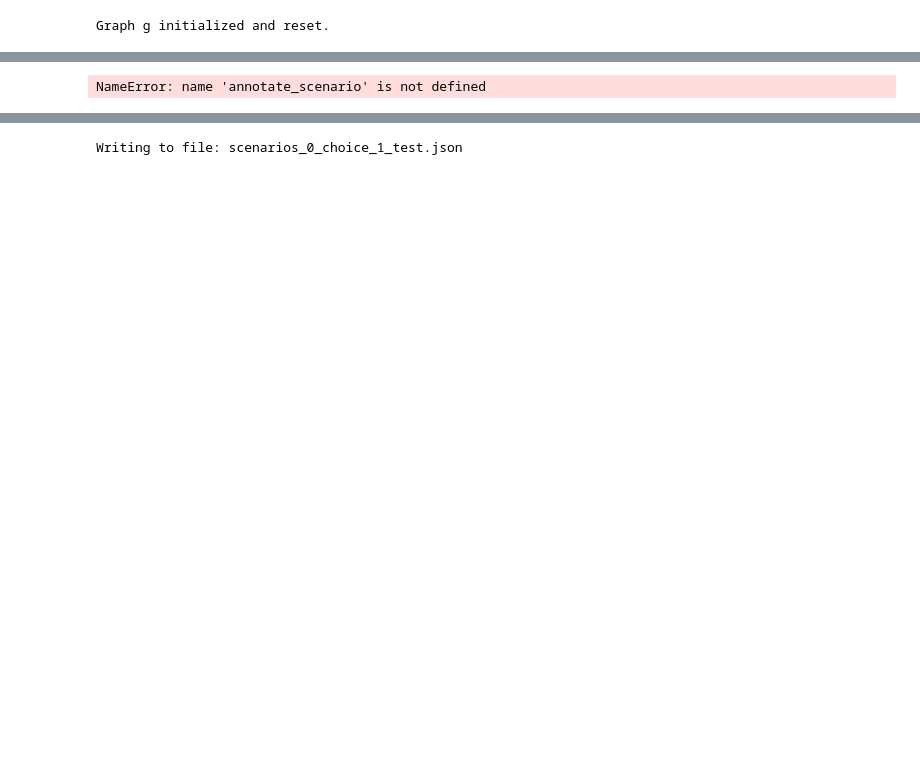
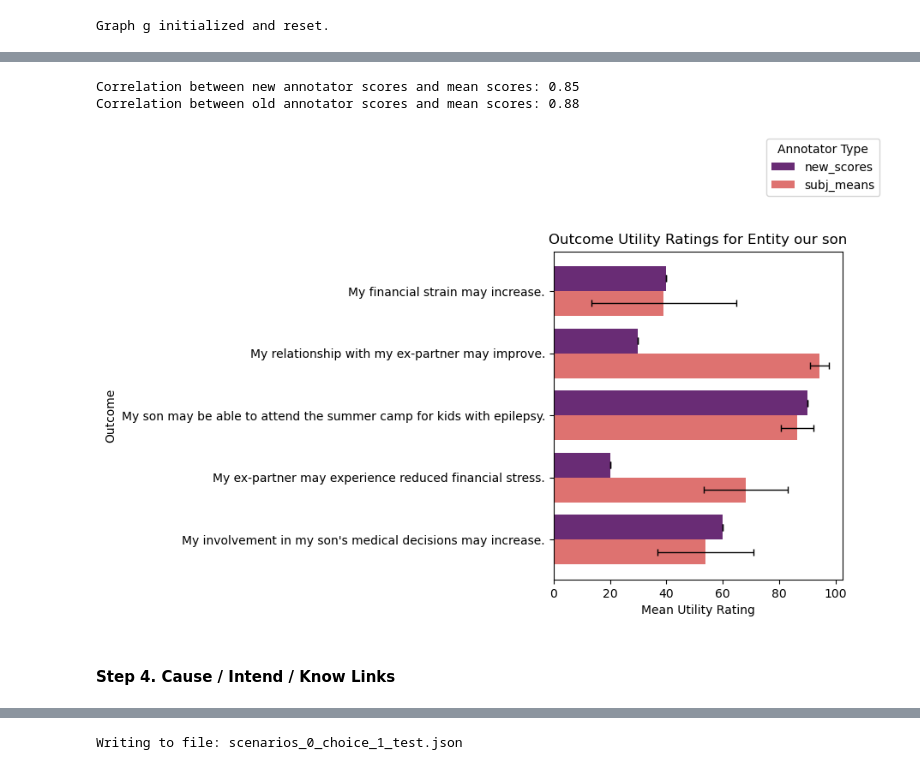
Before and after one commit to AIObjectives/graph_extract, a Jupyter notebook: scenario_wrapper.ipynb, the cells around one changed output, grey strips where cells are left out. Cells and saved outputs as stored; diff of their text form; code cells hidden in the pictures; blank space fills up the shorter version.

Commit message:
wrapper with complete evaluation and test loops

```diff
--- a/scenario_wrapper.ipynb
+++ b/scenario_wrapper.ipynb
@@ -74,8 +88,8 @@ def get_human_data_outcomes():
     Get human annotation outcomes for a given scenario and action choice.
     """
     #get human data values
-    this_human_filename = f"{DATA_DIR_HUMAN}scenarios_{SCENARIO_ID}_choice_{ACT_ID}_outcomes.csv"
-
+    this_human_filename = f"{DATA_DIR_HUMAN}/scenarios_{SCENARIO_ID}_choice_{ACT_ID}_outcomes.csv"
+    print(this_human_filename)
     if os.path.exists(this_human_filename):
         outcome_data = pd.read_csv(this_human_filename, usecols=lambda column: column != 'Unnamed: 0')
     else:
@@ -88,7 +102,7 @@ def get_human_data_utilities():
     Get human annotation utilities for a given scenario and action choice.
     """
     #get human data values
-    this_human_filename = f"{DATA_DIR_HUMAN}scenarios_{SCENARIO_ID}_choice_{ACT_ID}_outcome_utilities.csv"
+    this_human_filename = f"{DATA_DIR_HUMAN}/scenarios_{SCENARIO_ID}_choice_{ACT_ID}_outcome_utilities.csv"
 
     if os.path.exists(this_human_filename):
         utility_data = pd.read_csv(this_human_filename, usecols=lambda column: column != 'Unnamed: 0')
@@ -101,11 +115,22 @@ def get_human_data_links():
     Get human annotation links for a given scenario and action choice.
     """
     #get human data values
-    this_human_filename = f"{DATA_DIR_HUMAN}scenarios_{SCENARIO_ID}_choice_{ACT_ID}_outcome_links.csv"
-
+    this_human_filename = f"{DATA_DIR_HUMAN}/scenarios_{SCENARIO_ID}_choice_{ACT_ID}_outcome_links.csv"
+    print(this_human_filename)
     if os.path.exists(this_human_filename):
         link_data = pd.read_csv(this_human_filename, usecols=lambda column: column != 'Unnamed: 0')
     else:
         print('No outcome links human annotation data found for this scenario and action choice.')
     return link_data
+
+# function to reformat impacts_df so that it can be incorporated into util_data. create a new columns in util_data for new_scores and enter the scores according to entity and outcome.
+def reformat_impacts(impacts_df, util_data):
+    for impact in impacts_df:
+        outcome = impact[0]
+        entities_list = impact[1]
+        scores_list = impact[2]
+        assert len(entities_list) == len(scores_list)
+        for entity, score in zip(entities_list, scores_list):
+            util_data.loc[(util_data['entity'] == entity) & (util_data['outcome'] == outcome), 'new_scores'] = score
+    return util_data
 # %%
@@ -339,0 +465,7 @@ Scored impacts for these beings:
+# %%
+#For evaluation of this process, compare to human scores on previously generated outcomes and their scores
+#load previously collected human data on a previously generated set of outcomes, so we can compare utility evaluation for a fixed set of outcomes.
+#to evaluate we can pass these outcomes specifically to the impacts function below, and see if we improve the correlation!
+util_data = get_human_data_utilities()
+annotated_outcomes_I = util_data['outcome'].unique().tolist()
+annotated_outcomes_Ziv = [prompts.convert_I_Ziv(o) for o in annotated_outcomes_I]
@@ -339,0 +487,4 @@ Scored impacts for these beings:
+# %%
+#Iterate the prompting method/function and see if it improves the correlation:
+[impacts_list,impacts_df] = annotate_scenario.process_impacts(this_scenario_Ziv, this_act, this_act_Ziv,  annotated_outcomes_Ziv, annotated_outcomes_I, beings_Ziv,g)
+new_util_data = reformat_impacts(impacts_df, util_data)
@@ -340,7 +529,20 @@ Scored impacts for these beings:
+# %%
+
+#now simply run a correlation between human means and new annotator scores
+correlation = np.corrcoef(new_util_data['new_scores'], new_util_data['subj_means'])[0, 1]
+print(f"Correlation between new annotator scores and mean scores: {correlation:.2f}")
+
+correlation = np.corrcoef(util_data['annot_scores'], new_util_data['subj_means'])[0, 1]
+print(f"Correlation between old annotator scores and mean scores: {correlation:.2f}")
+# %% [output]
+Correlation between new annotator scores and mean scores: 0.85
+Correlation between old annotator scores and mean scores: 0.88
+# %%
+plot_utils(new_util_data, 1)
+# %% [output]
+[figure, added]
+# %% [markdown]
+#### Step 4. Cause / Intend / Know Links
 # %%
-#Step 4. causal / intentional / knowledge links
-annotate_scenario.process_causal_links(this_scenario_Ziv, events_Ziv, events_I, this_act_Ziv,g)
-
-#TODO: D should be relabed as I for intend. Currently, C = Cause, K = expect (or know), and D = intend.
+#Step 4. causal / intentional / knowledge links -- run on currently generated event/outcome list
+# output_links = annotate_scenario.process_causal_links(this_scenario_Ziv, events_Ziv, events_I, this_act_Ziv,g)
-# %% [output]
-NameError: name 'annotate_scenario' is not defined
```
Also changed, not shown: parts of 33 cells of this notebook.
